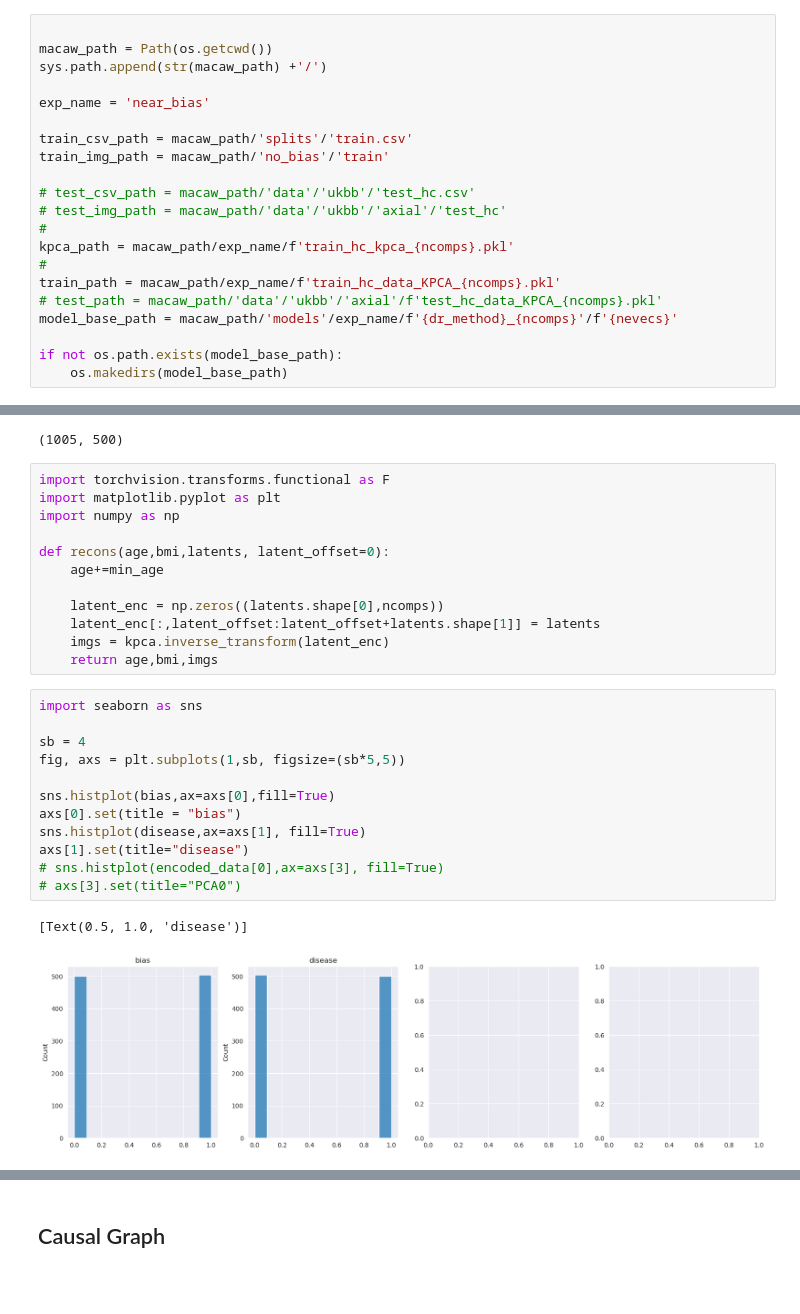
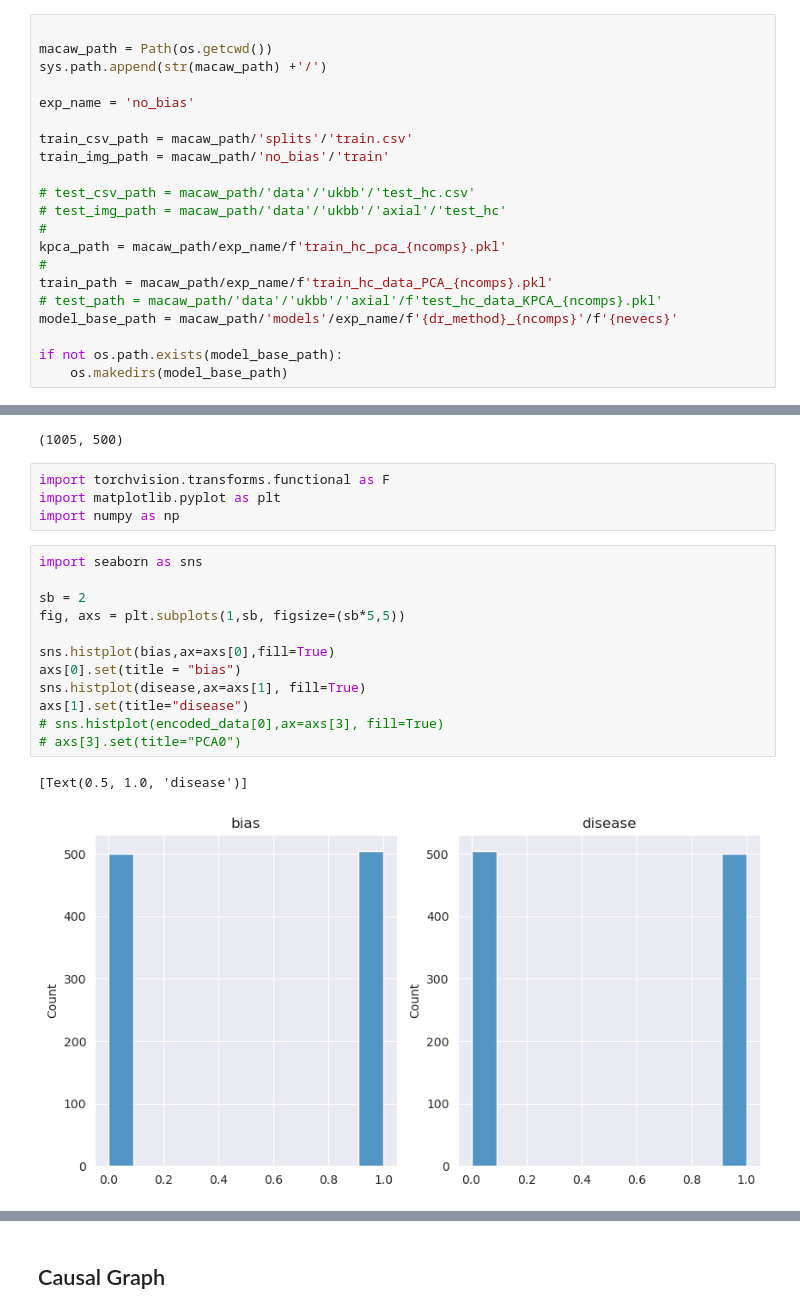
Before and after one commit to Liteknight/CounterBias, a Jupyter notebook: 03_Train.ipynb, the cells around one changed output, grey strips where cells are left out. Drawn from its saved outputs; the diff is of its cells as text; blank space fills up the shorter version.

```diff
--- a/03_Train.ipynb
+++ b/03_Train.ipynb
@@ -13,7 +13,7 @@ import os, sys
 macaw_path = Path(os.getcwd())
 sys.path.append(str(macaw_path) +'/')
 
-exp_name = 'near_bias'
+exp_name = 'no_bias'
 
 train_csv_path = macaw_path/'splits'/'train.csv'
 train_img_path = macaw_path/'no_bias'/'train'
@@ -21,9 +21,9 @@ train_img_path = macaw_path/'no_bias'/'train'
 # test_csv_path = macaw_path/'data'/'ukbb'/'test_hc.csv'
 # test_img_path = macaw_path/'data'/'ukbb'/'axial'/'test_hc'
 #
-kpca_path = macaw_path/exp_name/f'train_hc_kpca_{ncomps}.pkl'
+kpca_path = macaw_path/exp_name/f'train_hc_pca_{ncomps}.pkl'
 #
-train_path = macaw_path/exp_name/f'train_hc_data_KPCA_{ncomps}.pkl'
+train_path = macaw_path/exp_name/f'train_hc_data_PCA_{ncomps}.pkl'
 # test_path = macaw_path/'data'/'ukbb'/'axial'/f'test_hc_data_KPCA_{ncomps}.pkl'
 model_base_path = macaw_path/'models'/exp_name/f'{dr_method}_{ncomps}'/f'{nevecs}'
 
@@ -48,26 +48,18 @@ encoded_data.shape
 import torchvision.transforms.functional as F
 import matplotlib.pyplot as plt
 import numpy as np
-
-def recons(age,bmi,latents, latent_offset=0):
-    age+=min_age
-
-    latent_enc = np.zeros((latents.shape[0],ncomps))
-    latent_enc[:,latent_offset:latent_offset+latents.shape[1]] = latents
-    imgs = kpca.inverse_transform(latent_enc)
-    return age,bmi,imgs
 # %%
 import seaborn as sns
 
-sb = 4
+sb = 2
 fig, axs = plt.subplots(1,sb, figsize=(sb*5,5))
 
 sns.histplot(bias,ax=axs[0],fill=True)
 axs[0].set(title = "bias")
 sns.histplot(disease,ax=axs[1], fill=True)
 axs[1].set(title="disease")
 # sns.histplot(encoded_data[0],ax=axs[3], fill=True)
 # axs[3].set(title="PCA0")
 # %% [output]
 [Text(0.5, 1.0, 'disease')]
-[figure, old version]
+[figure, new version]
```
Also changed, not shown: parts of 8 cells of this notebook, 4 other files.
